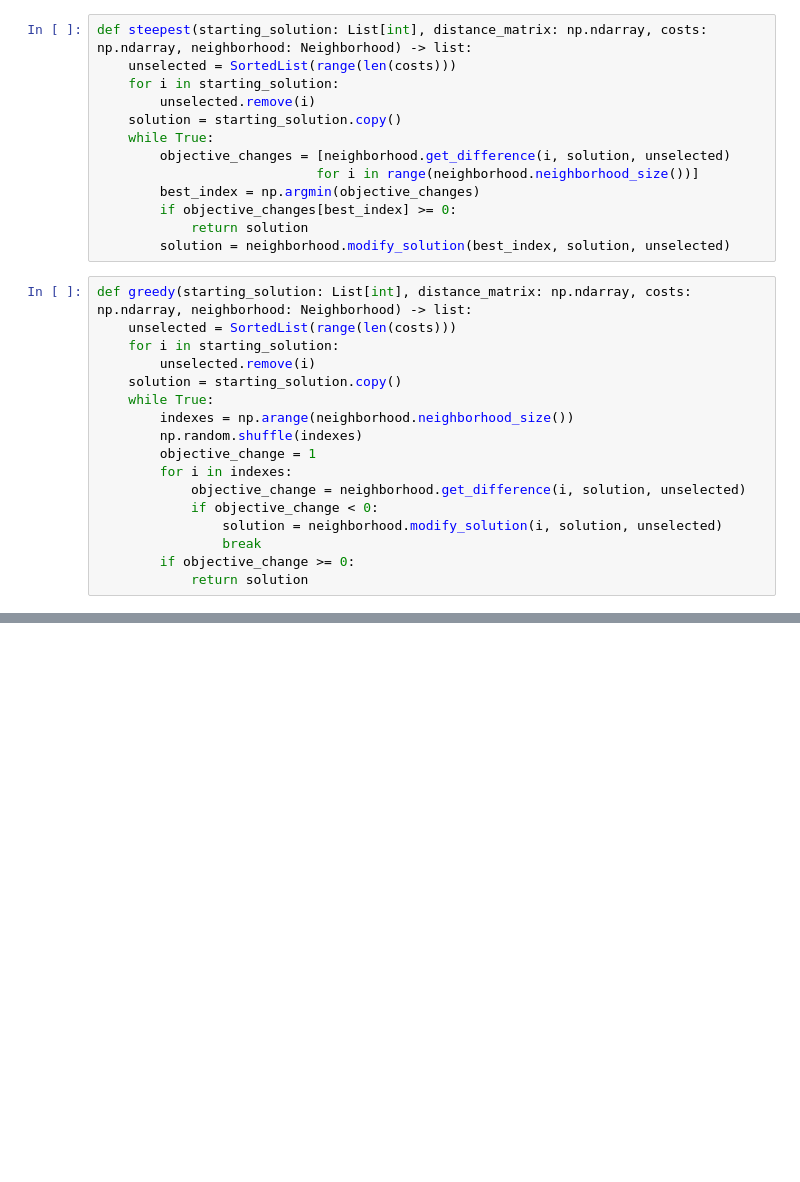
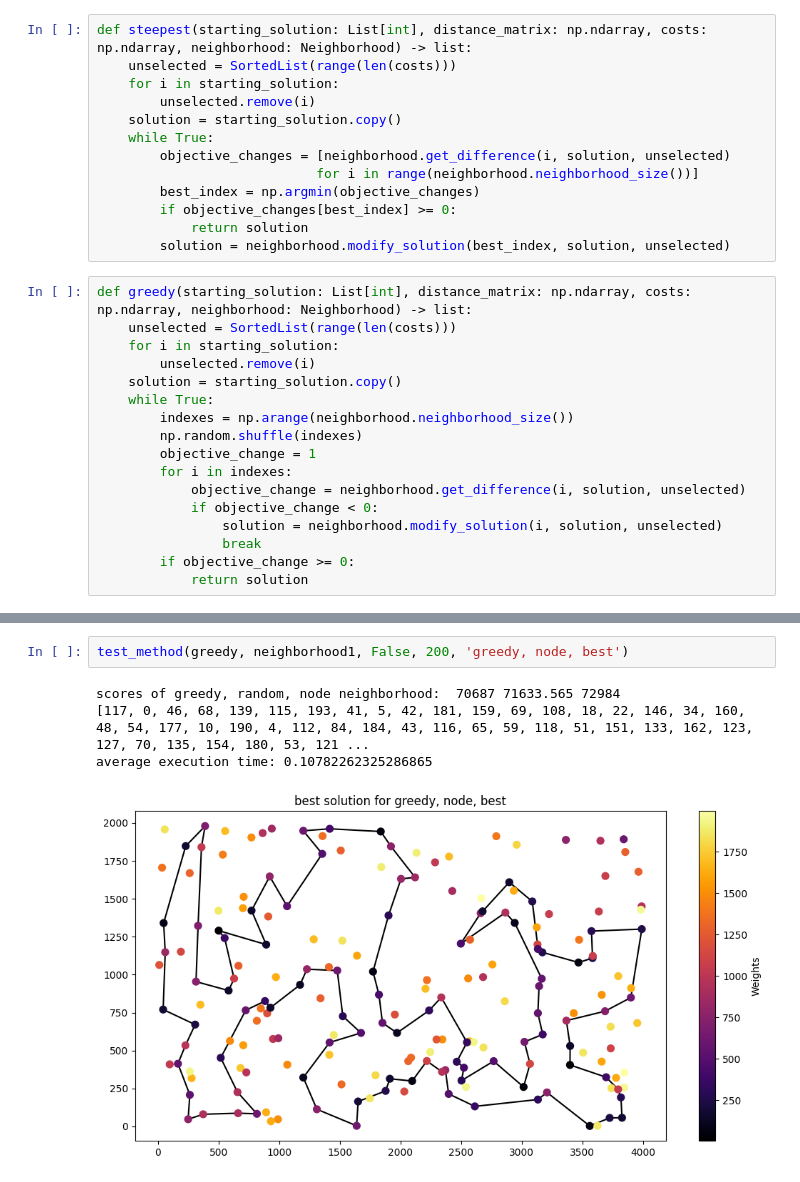
Before and after one commit to krzysztof-m-w/evolutionary_computation, a Jupyter notebook: lab3/ec3.ipynb, the cells around one changed output, grey strips where cells are left out. Drawn from its saved outputs; the diff is of its cells as text; blank space fills up the shorter version.

```diff
--- a/lab3/ec3.ipynb
+++ b/lab3/ec3.ipynb
@@ -273,0 +322,7 @@ greedy_2_regret_weighted(0, dist, costs)
+# %%
+test_method(greedy, neighborhood1, False, 200, 'greedy, node, best')
+# %% [output]
+scores of greedy, random, node neighborhood:  70687 71633.565 72984
+[117, 0, 46, 68, 139, 115, 193, 41, 5, 42, 181, 159, 69, 108, 18, 22, 146, 34, 160, 48, 54, 177, 10, 190, 4, 112, 84, 184, 43, 116, 65, 59, 118, 51, 151, 133, 162, 123, 127, 70, 135, 154, 180, 53, 121 ...
+average execution time: 0.10782262325286865
+[figure, added]
```
Also changed, not shown: parts of 21 cells of this notebook, 1 other file.
